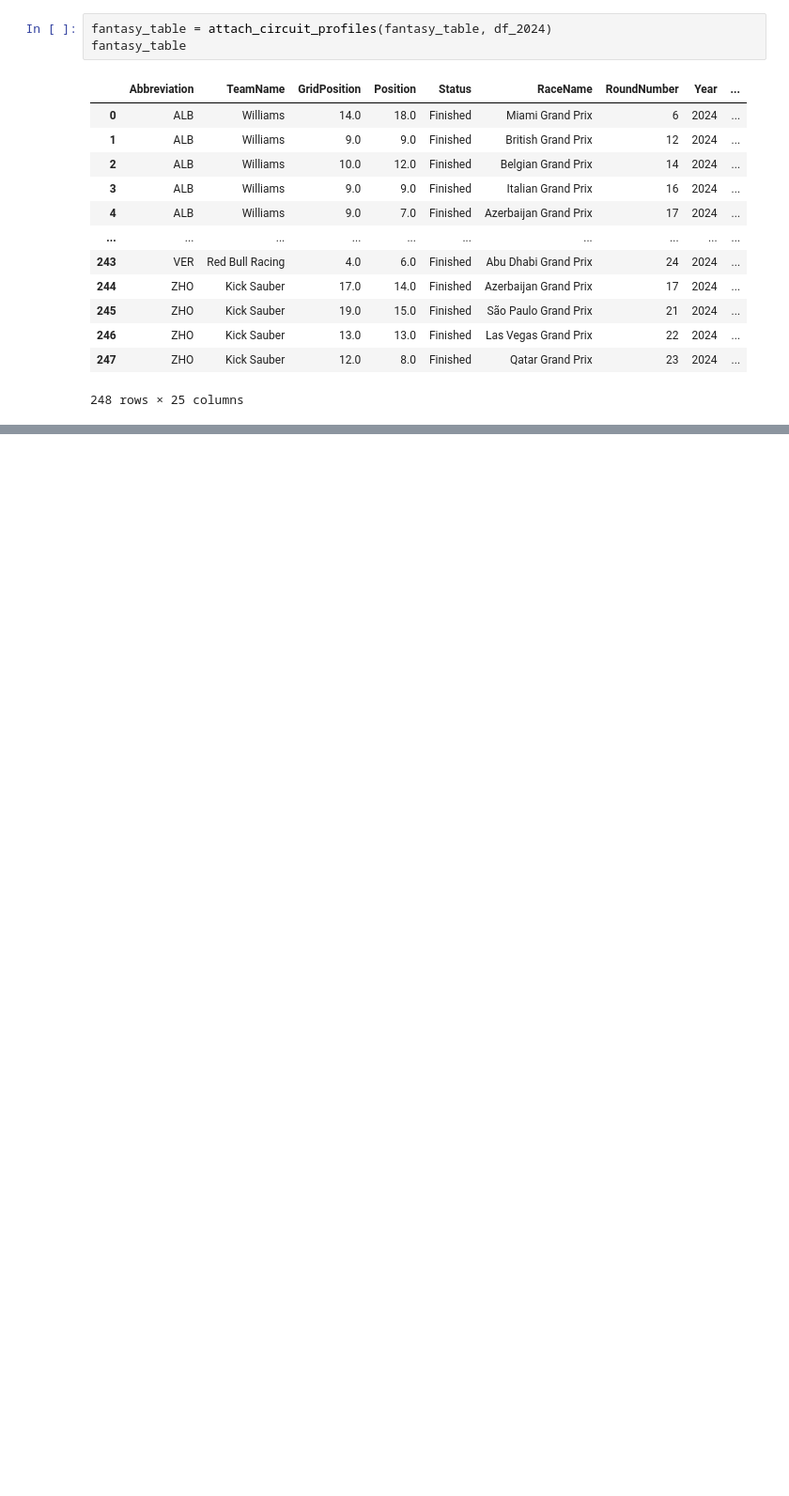
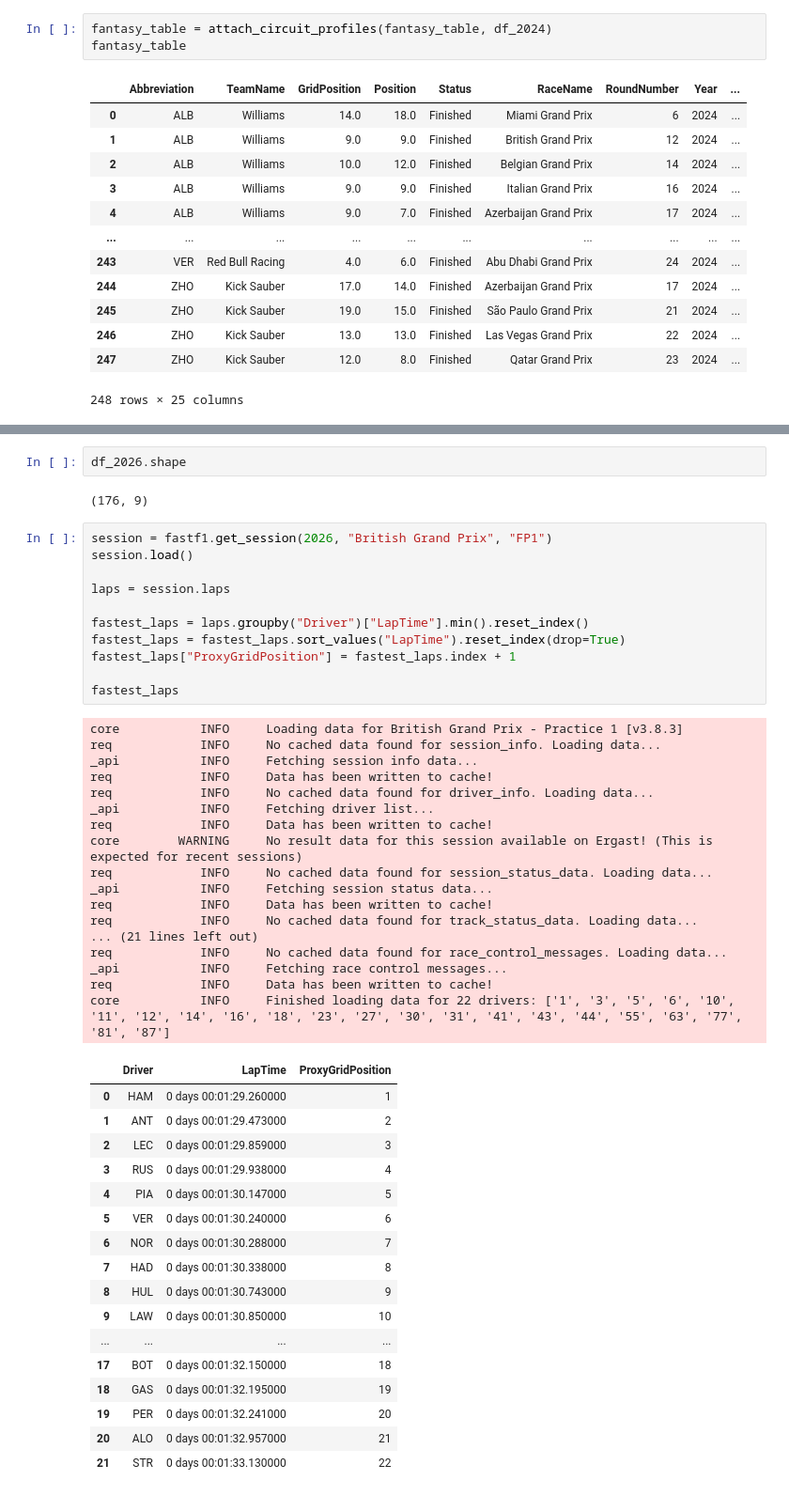
Before and after one commit to pyyroo-a/Formula-1-Fantasy-Predictor, a Jupyter notebook: notebooks/model-v5-track-profiles.ipynb, the cells around one changed output, grey strips where cells are left out. Shown at 94% size. Drawn from its saved outputs; the diff is of its cells as text; blank space fills up the shorter version.

```diff
--- a/notebooks/model-v5-track-profiles.ipynb
+++ b/notebooks/model-v5-track-profiles.ipynb
@@ -313,0 +463,50 @@ fantasy_table
+# %%
+df_2026.shape
+# %% [output]
+(176, 9)
+# %%
+session = fastf1.get_session(2026, "British Grand Prix", "FP1")
+session.load()
+
+laps = session.laps
+
+fastest_laps = laps.groupby("Driver")["LapTime"].min().reset_index()
+fastest_laps = fastest_laps.sort_values("LapTime").reset_index(drop=True)
+fastest_laps["ProxyGridPosition"] = fastest_laps.index + 1
+
+fastest_laps
+# %% [output]
+core           INFO     Loading data for British Grand Prix - Practice 1 [v3.8.3]
+req            INFO     No cached data found for session_info. Loading data...
+_api           INFO     Fetching session info data...
+req            INFO     Data has been written to cache!
+req            INFO     No cached data found for driver_info. Loading data...
+_api           INFO     Fetching driver list...
+req            INFO     Data has been written to cache!
+core        WARNING     No result data for this session available on Ergast! (This is expected for recent sessions)
+req            INFO     No cached data found for session_status_data. Loading data...
+_api           INFO     Fetching session status data...
+req            INFO     Data has been written to cache!
+req            INFO     No cached data found for track_status_data. Loading data...
+... (21 lines left out)
+req            INFO     No cached data found for race_control_messages. Loading data...
+_api           INFO     Fetching race control messages...
+req            INFO     Data has been written to cache!
+core           INFO     Finished loading data for 22 drivers: ['1', '3', '5', '6', '10', '11', '12', '14', '16', '18', '23', '27', '30', '31', '41', '43', '44', '55', '63', '77', '81', '87']
+|  | Driver | LapTime | ProxyGridPosition |
+| 0 | HAM | 0 days 00:01:29.260000 | 1 |
+| 1 | ANT | 0 days 00:01:29.473000 | 2 |
+| 2 | LEC | 0 days 00:01:29.859000 | 3 |
+| 3 | RUS | 0 days 00:01:29.938000 | 4 |
+| 4 | PIA | 0 days 00:01:30.147000 | 5 |
+| 5 | VER | 0 days 00:01:30.240000 | 6 |
+| 6 | NOR | 0 days 00:01:30.288000 | 7 |
+| 7 | HAD | 0 days 00:01:30.338000 | 8 |
+| 8 | HUL | 0 days 00:01:30.743000 | 9 |
+| 9 | LAW | 0 days 00:01:30.850000 | 10 |
+| ... | ... | ... | ... |
+| 17 | BOT | 0 days 00:01:32.150000 | 18 |
+| 18 | GAS | 0 days 00:01:32.195000 | 19 |
+| 19 | PER | 0 days 00:01:32.241000 | 20 |
+| 20 | ALO | 0 days 00:01:32.957000 | 21 |
+| 21 | STR | 0 days 00:01:33.130000 | 22 |
```
Also changed, not shown: parts of 14 cells of this notebook, 2 other files.
